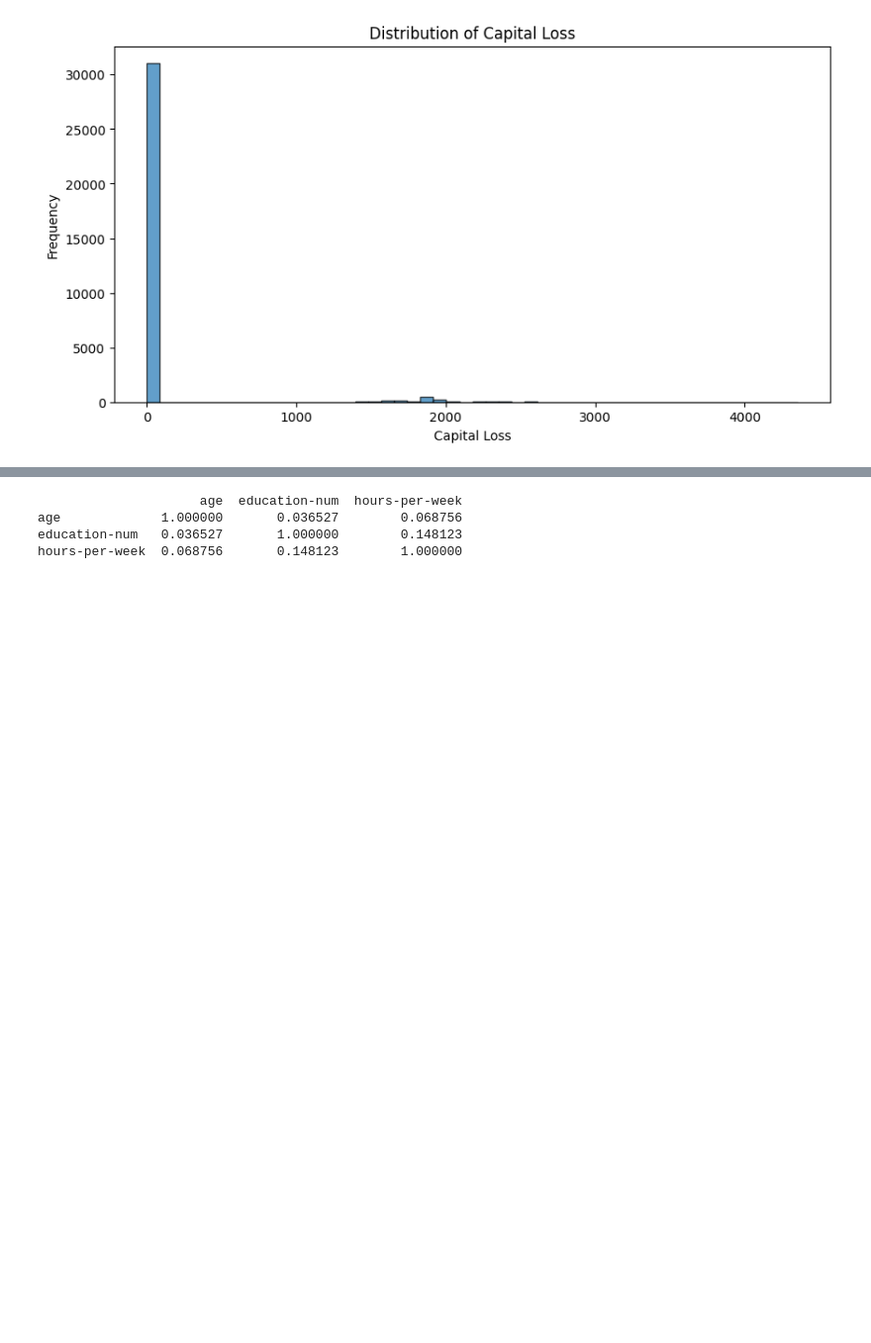
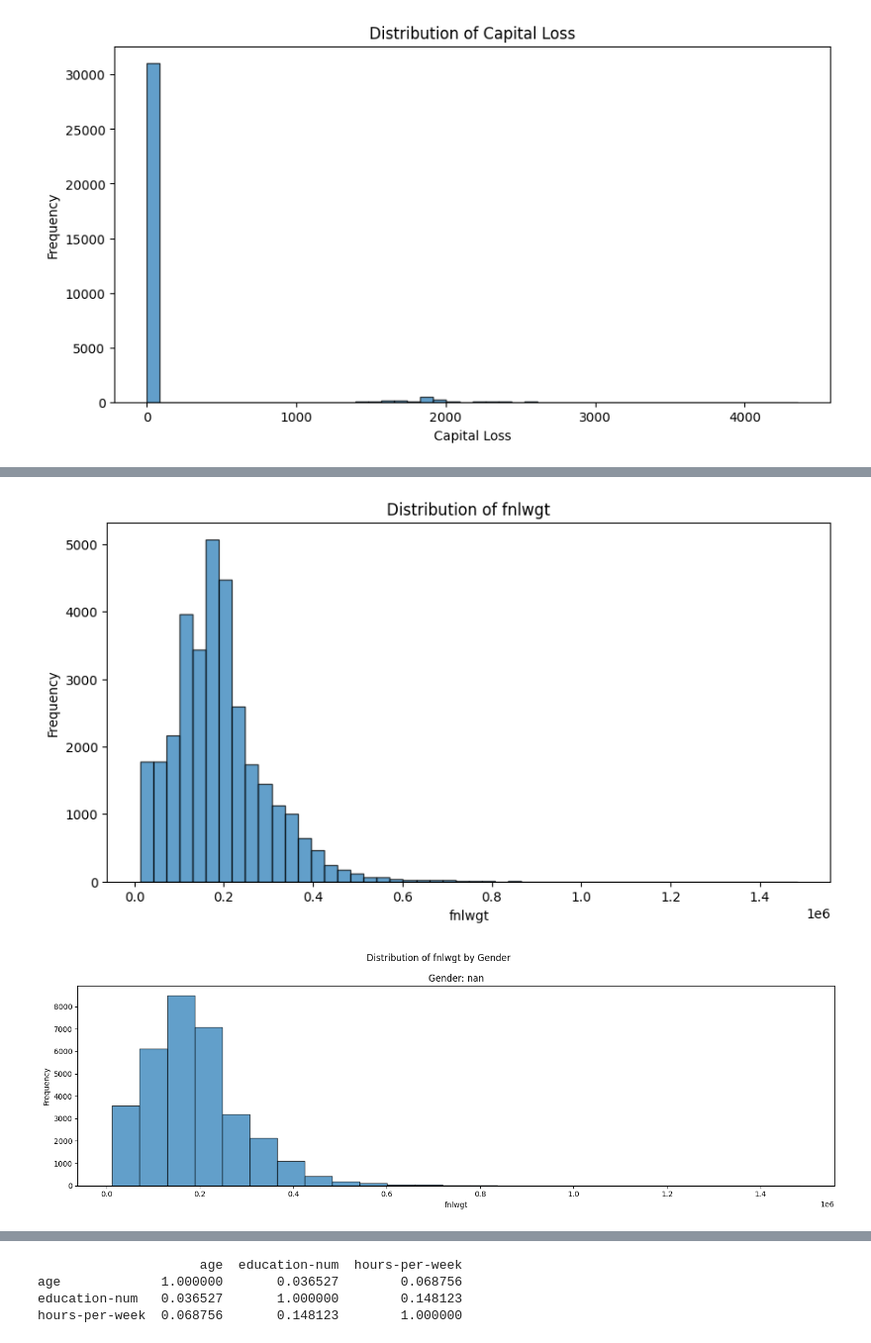
Before and after one commit to saerarawas/AAI614_rawas, a Jupyter notebook: Graded_assignment_1_Rawas_Saera.ipynb, the cells around one changed output, grey strips where cells are left out. Shown at 99% size. Saved outputs shown, nothing was run; the diff lists cells and outputs as text; code cells hidden in the pictures; blank space fills up the shorter version.

```diff
--- a/Graded_assignment_1_Rawas_Saera.ipynb
+++ b/Graded_assignment_1_Rawas_Saera.ipynb
@@ -76,0 +187,35 @@ plt.show()
+# %%
+#explore fnlwgt:
+import matplotlib.pyplot as plt
+
+plt.figure(figsize=(10, 5))
+plt.hist(data['fnlwgt'], bins=50, edgecolor='k', alpha=0.7)
+plt.title('Distribution of fnlwgt')
+plt.xlabel('fnlwgt')
+plt.ylabel('Frequency')
+plt.show()
+
+# Compare fnlwgt by gender
+num_genders = len(data['sex'].unique())
+fig, axes = plt.subplots(1, num_genders, figsize=(15, 5), sharey=True) # Ensure at least 1 column
+fig.suptitle('Distribution of fnlwgt by Gender')
+
+# If there's only one gender, axes will be a single Axes object, not an array
+if num_genders == 1:
+    axes.hist(data['fnlwgt'], bins=25, edgecolor='k', alpha=0.7)
+    axes.set_title(f'Gender: {data["sex"].unique()[0]}')
+    axes.set_xlabel('fnlwgt')
+    axes.set_ylabel('Frequency')
+else:
+    for i, gender in enumerate(data['sex'].unique()):
+        axes[i].hist(data[data['sex'] == gender]['fnlwgt'], bins=25, edgecolor='k', alpha=0.7)
+        axes[i].set_title(f'Gender: {gender}')
+        axes[i].set_xlabel('fnlwgt')
+        if i == 0:  # Only label y-axis for the first subplot
+            axes[i].set_ylabel('Frequency')
+
+plt.tight_layout()  # Adjust spacing to prevent overlapping
+plt.show()
+# %% [output]
+[figure, added]
+[figure, added]
```
Also changed, not shown: parts of 26 cells of this notebook.
